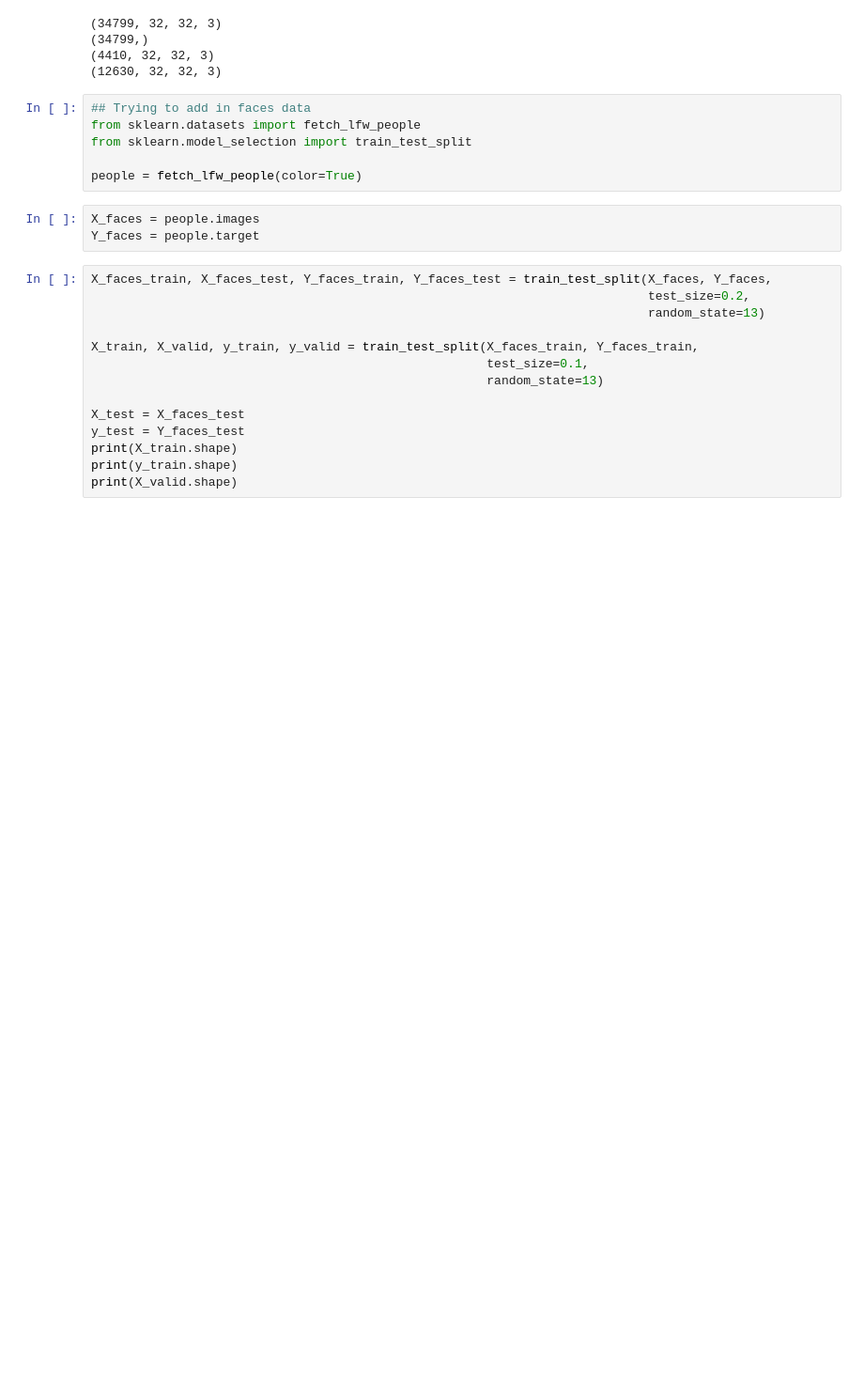
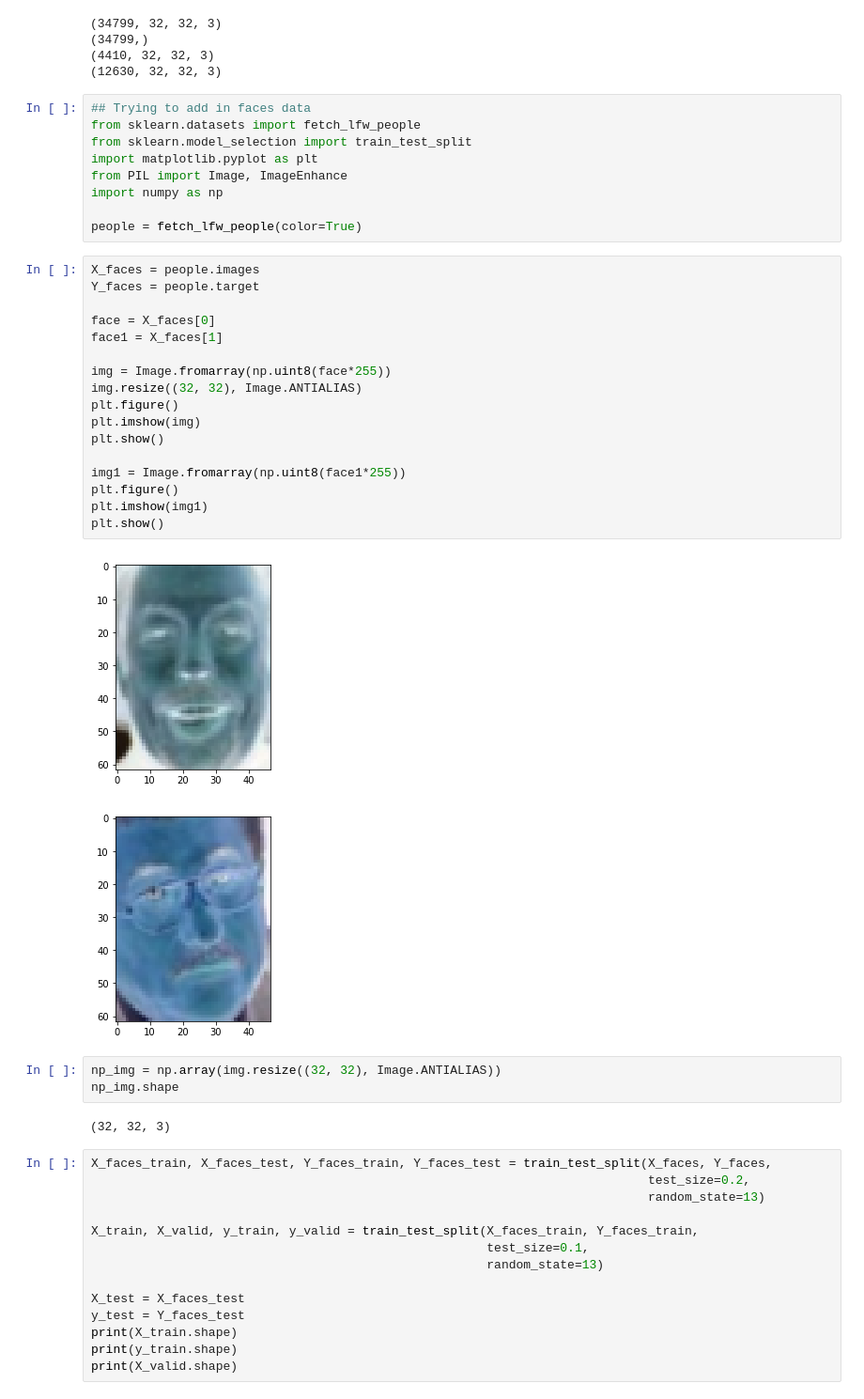
Before and after one commit to JordanMicahBennett/CapsNet4Faces, a Jupyter notebook: Face_Rec.ipynb, the cells around one changed output. Shown: that part at 94% size. Cells and saved outputs as stored; diff of their text form; blank space fills up the shorter version.

Commit message:
adding resized input script

```diff
--- a/Face_Rec.ipynb
+++ b/Face_Rec.ipynb
@@ -35,11 +35,36 @@ print(X_test.shape)
 ## Trying to add in faces data
 from sklearn.datasets import fetch_lfw_people
 from sklearn.model_selection import train_test_split
+import matplotlib.pyplot as plt
+from PIL import Image, ImageEnhance
+import numpy as np
 
 people = fetch_lfw_people(color=True)
-# %%
-X_faces = people.images
-Y_faces = people.target
+# %%
+X_faces = people.images
+Y_faces = people.target
+
+face = X_faces[0]
+face1 = X_faces[1]
+
+img = Image.fromarray(np.uint8(face*255))
+img.resize((32, 32), Image.ANTIALIAS)
+plt.figure()
+plt.imshow(img)
+plt.show()
+
+img1 = Image.fromarray(np.uint8(face1*255))
+plt.figure()
+plt.imshow(img1)
+plt.show()
+# %% [output]
+[figure, added]
+[figure, added]
+# %%
+np_img = np.array(img.resize((32, 32), Image.ANTIALIAS))
+np_img.shape
+# %% [output]
+(32, 32, 3)
 # %%
 X_faces_train, X_faces_test, Y_faces_train, Y_faces_test = train_test_split(X_faces, Y_faces,
                                                                             test_size=0.2,
```
Also changed, not shown: parts of 2 cells of this notebook, 1 other file.
